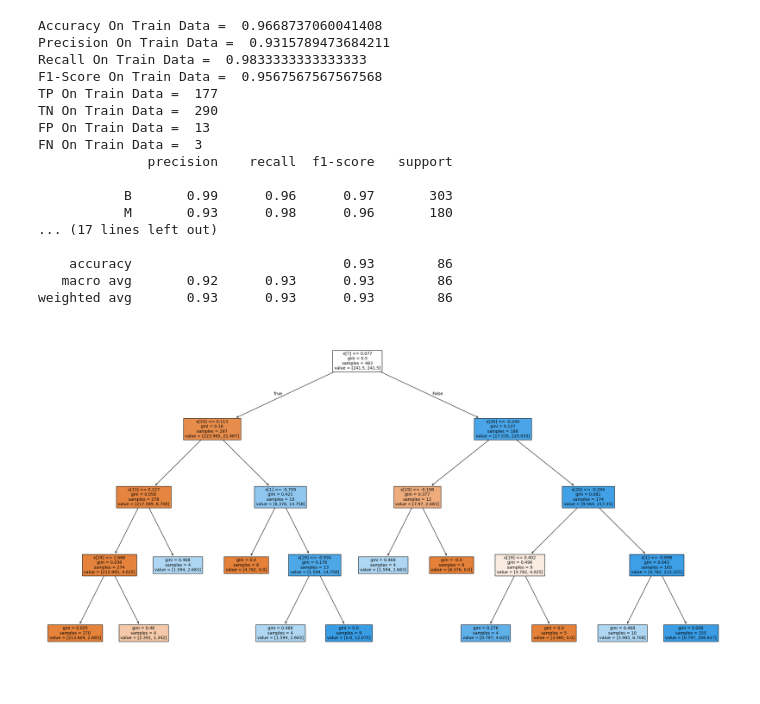
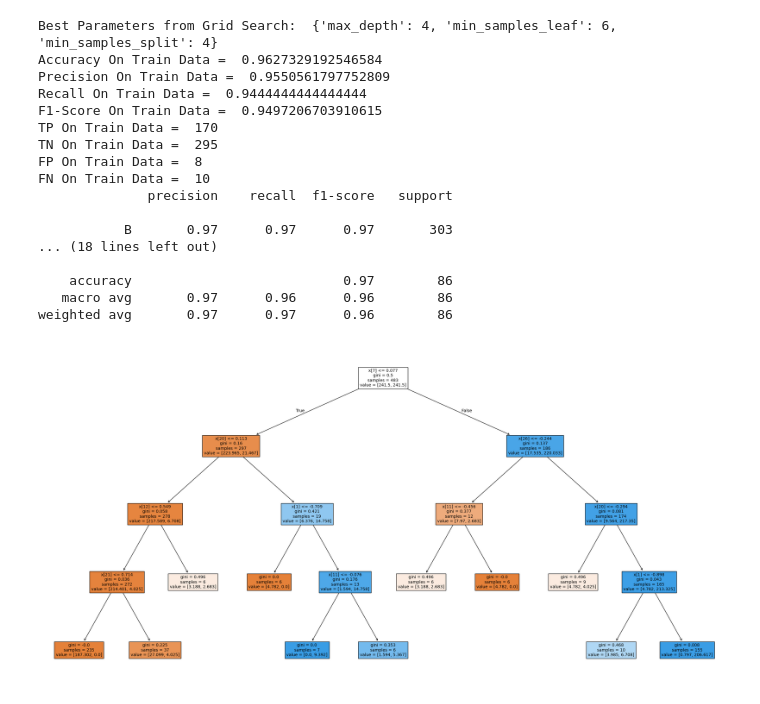
Before and after one commit to khamesi1985/2025, a Jupyter notebook: DT_with_Cross_Validation_for_WDBC.ipynb, the cells around one changed output. Cells and saved outputs as stored; diff of their text form; code cells hidden in the pictures.

```diff
--- a/DT_with_Cross_Validation_for_WDBC.ipynb
+++ b/DT_with_Cross_Validation_for_WDBC.ipynb
@@ -4,7 +4,7 @@
 import pandas as pd
 import matplotlib.pyplot as plt
 from sklearn.preprocessing import LabelEncoder, StandardScaler
-from sklearn.model_selection import train_test_split, cross_val_score
+from sklearn.model_selection import train_test_split, GridSearchCV
 from sklearn import tree
 from sklearn.metrics import accuracy_score, precision_score, recall_score, f1_score, classification_report
 
@@ -27,11 +27,18 @@ X_train_scaled = scaler.transform(X_train)
 X_test_scaled = scaler.transform(X_test)
 
 # پیاده سازی مدل
-model = tree.DecisionTreeClassifier(max_depth=4, min_samples_split=8, min_samples_leaf=4, random_state=42, class_weight='balanced')
-cross_val = cross_val_score(model, X_train_scaled, Y_train, cv=4, scoring='f1_weighted')
-model.fit(X_train_scaled, Y_train)
-Y_pred_train = model.predict(X_train_scaled)
-Y_pred_test = model.predict(X_test_scaled)
+model = tree.DecisionTreeClassifier(random_state=42, class_weight='balanced')
+param_grid = {
+    'max_depth': list(range(3, 8)),
+    'min_samples_split': list(range(4, 10)),
+    'min_samples_leaf': list(range(2, 20)),
+}
+grid_search = GridSearchCV(estimator=model, param_grid=param_grid, cv=4, scoring='f1_weighted')
+grid_search.fit(X_train_scaled, Y_train)
+print("Best Parameters from Grid Search: ", grid_search.best_params_)
+best_model = grid_search.best_estimator_
+Y_pred_train = best_model.predict(X_train_scaled)
+Y_pred_test = best_model.predict(X_test_scaled)
 
 # محاسبه دقت مدل
 accuracy_train = accuracy_score(Y_train, Y_pred_train)
@@ -63,46 +70,46 @@ print("FP On Train Data = ", FP)
 print("FN On Train Data = ", FN)
 print(classification_report(Y_train, Y_pred_train, target_names=make_bin.classes_))
 print("Accuracy On Test Data = ", accuracy_test)
 print("Precision On Test Data = ", precision_test)
 print("Recall On Test Data = ", recall_test)
 print("F1-Score On Test Data = ", f1_score_test)
 len_test = len(Y_test)
 TN = TP = FN = FP = 0
 for i in range (len_test):
   if Y_test[i] == 0 and Y_pred_test[i] == 1:
     FP = FP + 1
   elif Y_test[i] == 1 and Y_pred_test[i] == 0:
     FN = FN + 1
   elif Y_test[i] == 1 and Y_pred_test[i] == 1:
     TP = TP + 1
   elif Y_test[i] == 0 and Y_pred_test[i] == 0:
     TN = TN + 1
 print("TP On Test Data = ", TP)
 print("TN On Test Data = ", TN)
 print("FP On Test Data = ", FP)
 print("FN On Test Data = ", FN)
 print(classification_report(Y_test, Y_pred_test, target_names=make_bin.classes_))
 
 # ترسیم گراف درخت تصمیم
 plt.figure(figsize=(30, 15))
-tree.plot_tree(model, filled=True, fontsize=10)
+tree.plot_tree(best_model, filled=True, fontsize=10)
 plt.show()
 # %% [output]
-Accuracy On Train Data =  0.9668737060041408
-Precision On Train Data =  0.9315789473684211
-Recall On Train Data =  0.9833333333333333
-F1-Score On Train Data =  0.9567567567567568
-TP On Train Data =  177
-TN On Train Data =  290
-FP On Train Data =  13
-FN On Train Data =  3
+Best Parameters from Grid Search:  {'max_depth': 4, 'min_samples_leaf': 6, 'min_samples_split': 4}
+Accuracy On Train Data =  0.9627329192546584
+Precision On Train Data =  0.9550561797752809
+Recall On Train Data =  0.9444444444444444
+F1-Score On Train Data =  0.9497206703910615
+TP On Train Data =  170
+TN On Train Data =  295
+FP On Train Data =  8
+FN On Train Data =  10
               precision    recall  f1-score   support
 
-           B       0.99      0.96      0.97       303
-           M       0.93      0.98      0.96       180
-... (17 lines left out)
+           B       0.97      0.97      0.97       303
+... (18 lines left out)
 
-    accuracy                           0.93        86
-   macro avg       0.92      0.93      0.93        86
-weighted avg       0.93      0.93      0.93        86
+    accuracy                           0.97        86
+   macro avg       0.97      0.96      0.96        86
+weighted avg       0.97      0.97      0.96        86
-[figure, old version]
+[figure, new version]
```
